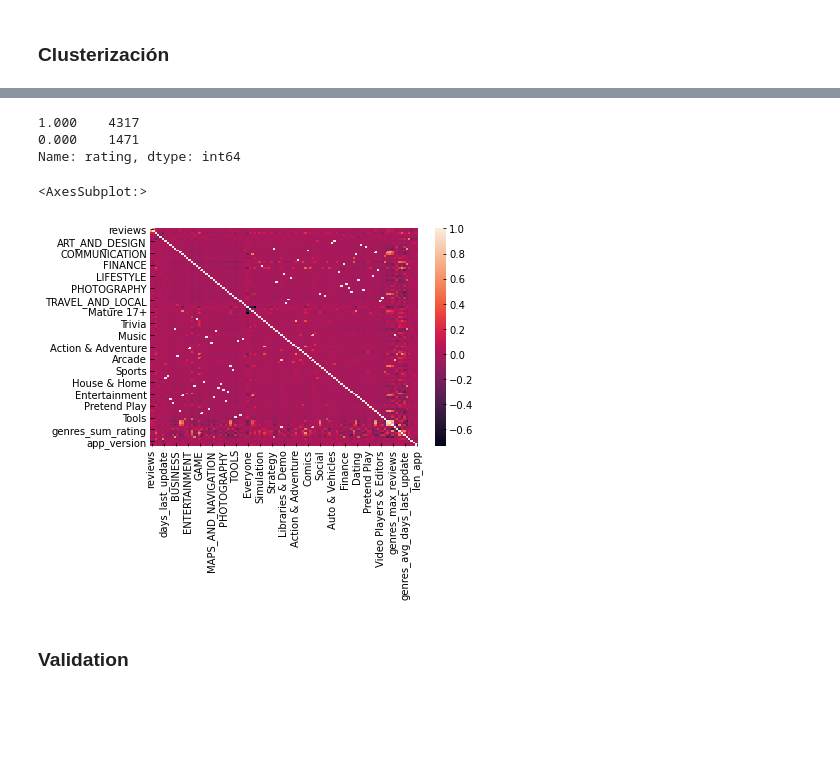
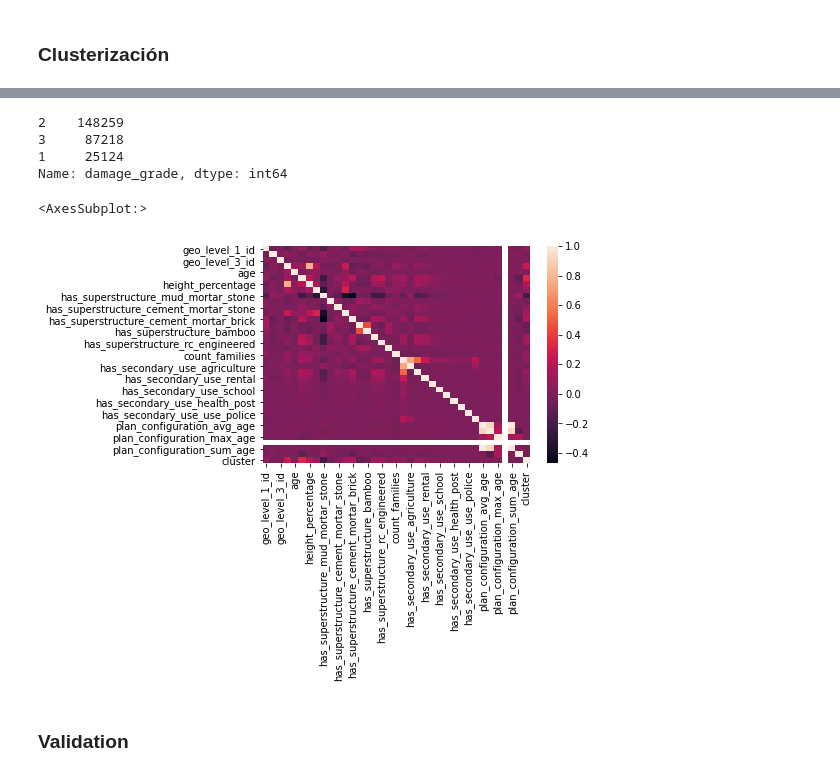
Before and after one commit to G94/earthquake_damage_ml, a Jupyter notebook: Modeling.ipynb, the cells around one changed output, grey strips where cells are left out. Cells and saved outputs as stored; diff of their text form; code cells hidden in the pictures; blank space fills up the shorter version.

```diff
--- a/Modeling.ipynb
+++ b/Modeling.ipynb
@@ -376,9 +226,6 @@ for type_id in ['genres']:
 # %%
-cols_fill = ['genres_avg_reviews', 'genres_var_reviews', 'genres_max_reviews',
-       'genres_min_reviews', 'genres_sum_rating', 'genres_sum_size_kb',
-       'genres_avg_size_kb', 'genres_avg_days_last_update',
-       'genres_avg_price_float']
+# cols_fill = ['age', 'count_floors_pre_eq', 'area_percentage', 'height_percentage']
 
-for col_fill  in cols_fill:
-    dftrain_[col_fill]  = dftrain_[col_fill].fillna(0)
-    dftest_[col_fill]  = dftest_[col_fill].fillna(0)
+# for col_fill  in cols_fill:
+#     dftrain_[col_fill]  = dftrain_[col_fill].fillna(0)
+#     dftest_[col_fill]  = dftest_[col_fill].fillna(0)
@@ -387 +232,3 @@ cols_cluster = ['reviews', 'days_last_update', 'price_float', 'size_kb']
+# %%
+cols_cluster = ['age', 'count_floors_pre_eq', 'area_percentage', 'height_percentage']
 # %%
@@ -467,4 +317 @@ dftest_["cluster"].value_counts()
 Name: cluster, dtype: int64
-# %%
-dftrain_["len_app"] = dftrain_["app"].apply(lambda x: len(x))
-dftest_["len_app"] = dftest_["app"].apply(lambda x: len(x))
@@ -532,0 +367,21 @@ print(len(cols_train))
+# %%
+cols_train = ['geo_level_1_id', 'geo_level_2_id', 'geo_level_3_id',
+       'count_floors_pre_eq', 'age', 'area_percentage', 'height_percentage',
+       'has_superstructure_adobe_mud', 'has_superstructure_mud_mortar_stone',
+       'has_superstructure_stone_flag',
+       'has_superstructure_cement_mortar_stone',
+       'has_superstructure_mud_mortar_brick',
+       'has_superstructure_cement_mortar_brick', 'has_superstructure_timber',
+       'has_superstructure_bamboo', 'has_superstructure_rc_non_engineered',
+       'has_superstructure_rc_engineered', 'has_superstructure_other',
+       'count_families', 'has_secondary_use', 'has_secondary_use_agriculture',
+       'has_secondary_use_hotel', 'has_secondary_use_rental',
+       'has_secondary_use_institution', 'has_secondary_use_school',
+       'has_secondary_use_industry', 'has_secondary_use_health_post',
+       'has_secondary_use_gov_office', 'has_secondary_use_use_police',
+       'has_secondary_use_other', 'plan_configuration_avg_age',
+       'plan_configuration_var_age', 'plan_configuration_max_age',
+       'plan_configuration_min_age', 'plan_configuration_sum_age',
+       'plan_configuration_avg_damage_grade', 'cluster']
+
+print(len(cols_train))
@@ -562,14 +419,15 @@ Name: rating, dtype: float64
 # %%
-dftrain_.rating.value_counts()
+dftrain_[target].value_counts()
 # %% [output]
-1.000    4317
-0.000    1471
-Name: rating, dtype: int64
+2    148259
+3     87218
+1     25124
+Name: damage_grade, dtype: int64
 # %%
-sns.heatmap(dftrain[cols_train].corr())
+sns.heatmap(dftrain_[cols_train].corr())
 # %% [output]
 <AxesSubplot:>
-[figure, old version]
+[figure, new version]
 # %% [markdown]
 ### Validation
 # %%
```
Also changed, not shown: parts of 70 cells of this notebook, 1 other file.
